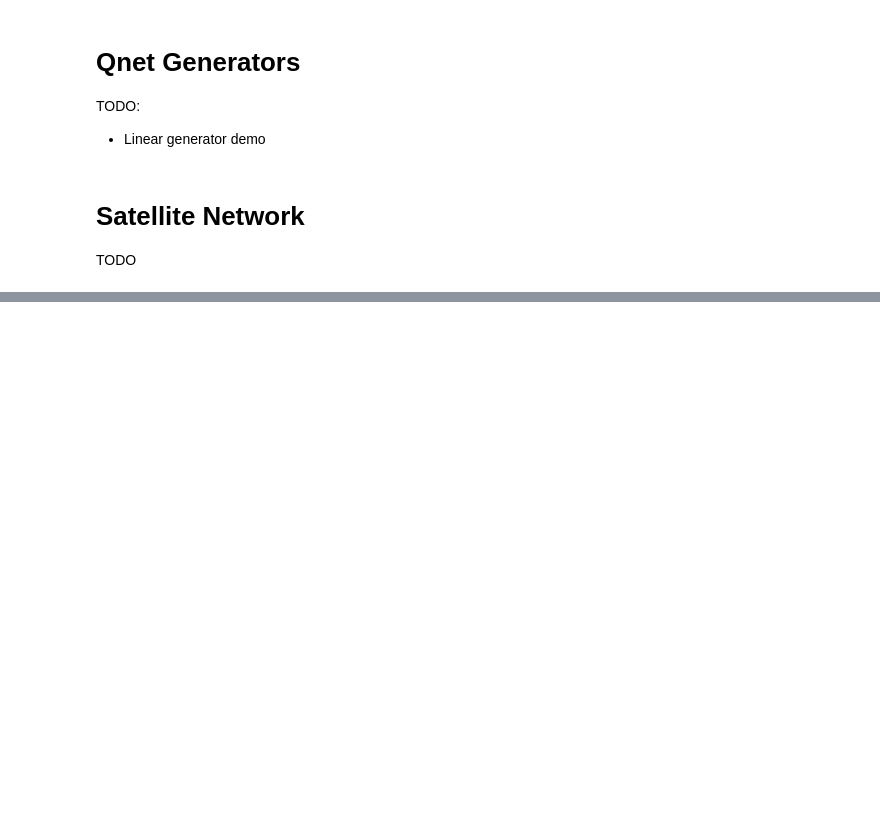
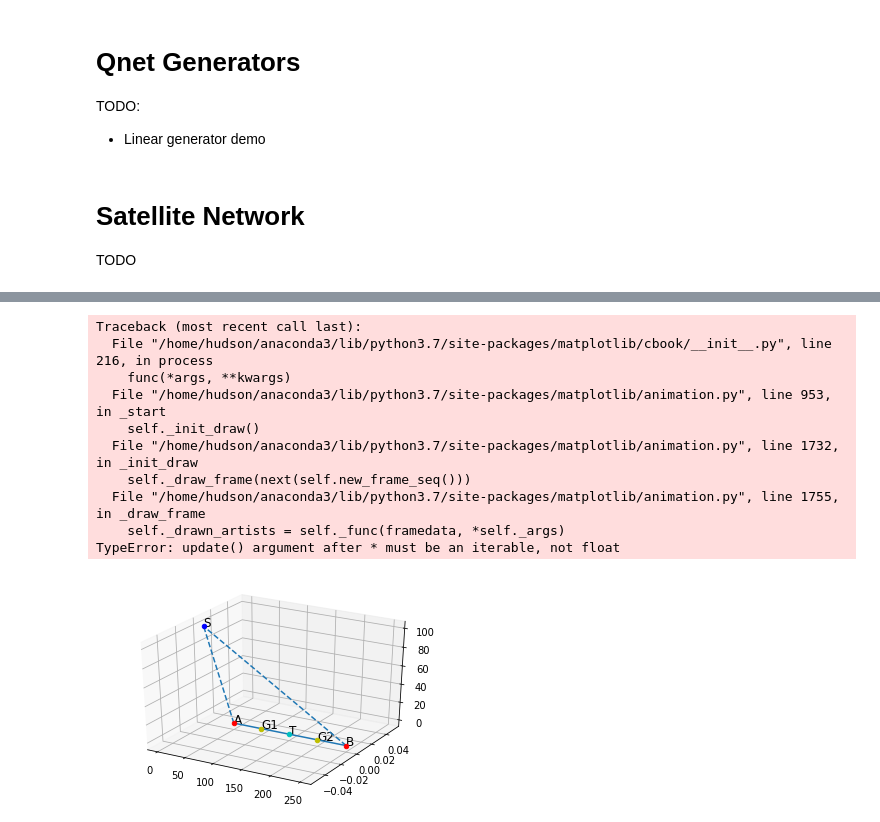
Before and after one commit to drpeterrohde/QNET, a Jupyter notebook: Demo.ipynb, the cells around one changed output, grey strips where cells are left out. Drawn from its saved outputs; the diff is of its cells as text; code cells hidden in the pictures; blank space fills up the shorter version.

```diff
--- a/Demo.ipynb
+++ b/Demo.ipynb
@@ -86,6 +100,11 @@ Qnode.name: Athos -- Coords:[1, 2, 3] -- <class 'Node.Qnode'>
 Q = QNET.Qnet()
 new_nodes = [{'name': 'Porthos', 'coords':[2,3,4]}, {'name': 'Aramis', 'coords':[3,4,5]}]
 Q.add_qnodes_from(new_nodes)
+
+
+new_node = QNET.Satellite(name = 'Tesla Roadster', coords = [0,0,0], velocity = [1,1])
+Q.add_node(new_node)
+
 for node in Q.nodes():
     print(node)
 # %% [output]
@@ -304,0 +398,63 @@ TODO
+# %%
+## This function takes a Qnet graph and returns a figure
+def Qnet3dPlot(Q):
+    fig = plt.figure()
+    ax = fig.add_subplot(111, projection='3d')
+
+    # Note widget requires external packkage jupyter matplotlib
+    # %matplotlib widget
+
+    for node in X2.nodes:
+        x = node.coords[0]
+        y = node.coords[1]
+        z = node.coords[2]
+
+        # Dictionary between colours and node types
+        qnode_color = {QNET.Qnode:'r', QNET.Ground:'y', QNET.Swapper:'c', QNET.Satellite:'b'}
+
+        ax.scatter(x, y, z, c = qnode_color[type(node)], marker = 'o')
+        ax.text(x, y, z, '%s' % node.name, size=12, zorder=1)
+
+        # Todo: Figure out how to offset text.
+
+    for edge in X2.edges:
+        xs = [edge[0].coords[0], edge[1].coords[0]]
+        ys = [edge[0].coords[1], edge[1].coords[1]]
+        zs = [edge[0].coords[2], edge[1].coords[2]]
+
+        # TODO: Set custom line styles depending on which nodes are being connected
+        # TODO: Label lines with costs
+
+        if (isinstance(edge[0], QNET.Satellite) or isinstance(edge[1], QNET.Satellite)):
+            line = art3d.Line3D(xs, ys, zs, linestyle = '--')
+
+        else:
+            line = art3d.Line3D(xs, ys, zs)
+
+        ax.add_line(line)
+
+    return fig
+
+def QnetAnimation(Q, dt):
+
+    # TODO:
+    # Might need a special init function to make the animation go.
+
+    # Creating the Animation object
+    line_ani = animation.FuncAnimation(Qnet3dPlot(Q), func = Q.update, frames = 500,
+                                       fargs=(dt), interval=50, blit=False)
+    plt.show()
+
+QnetAnimation(X2, dt = 0.01)
+# %% [output]
+Traceback (most recent call last):
+  File "/home/hudson/anaconda3/lib/python3.7/site-packages/matplotlib/cbook/__init__.py", line 216, in process
+    func(*args, **kwargs)
+  File "/home/hudson/anaconda3/lib/python3.7/site-packages/matplotlib/animation.py", line 953, in _start
+    self._init_draw()
+  File "/home/hudson/anaconda3/lib/python3.7/site-packages/matplotlib/animation.py", line 1732, in _init_draw
+    self._draw_frame(next(self.new_frame_seq()))
+  File "/home/hudson/anaconda3/lib/python3.7/site-packages/matplotlib/animation.py", line 1755, in _draw_frame
+    self._drawn_artists = self._func(framedata, *self._args)
+TypeError: update() argument after * must be an iterable, not float
+[figure, added]
```
Also changed, not shown: parts of 4 cells of this notebook, 2 other files.
